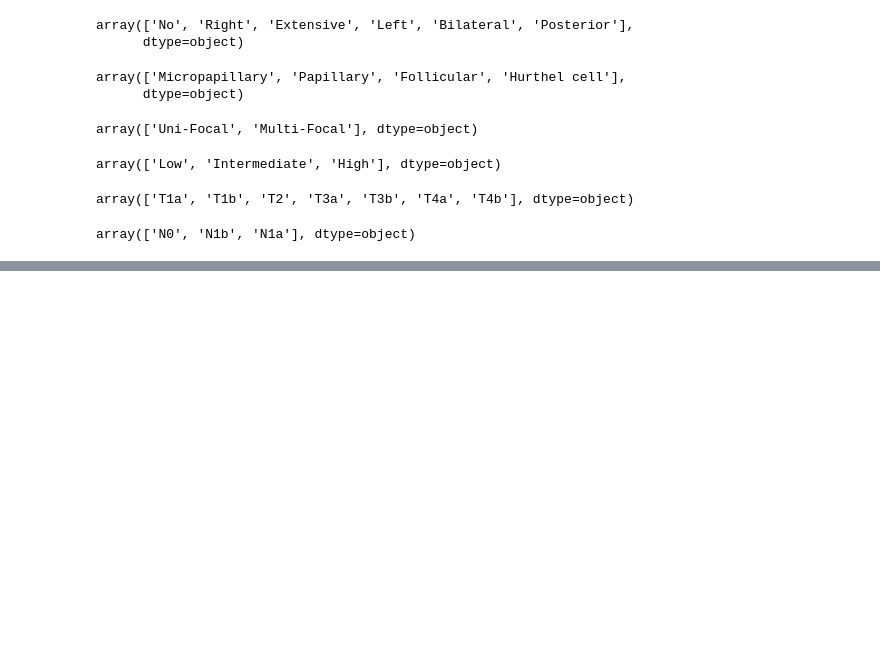
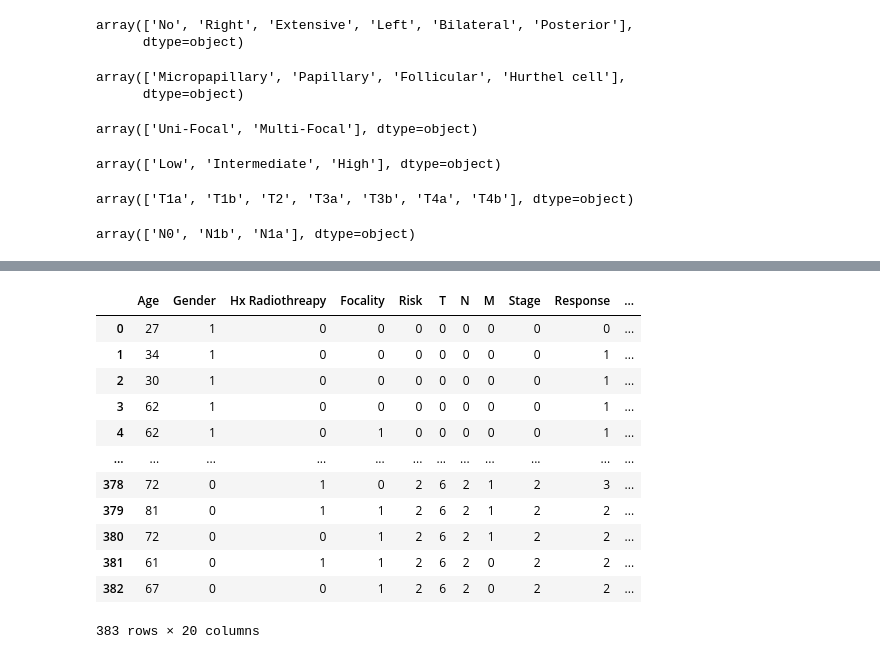
Before and after one commit to SyllaNzali/ML, a Jupyter notebook: explore.ipynb, the cells around one changed output, grey strips where cells are left out. Cells and saved outputs as stored; diff of their text form; code cells hidden in the pictures; blank space fills up the shorter version.

```diff
--- a/explore.ipynb
+++ b/explore.ipynb
@@ -146,0 +218,16 @@ array(['N0', 'N1b', 'N1a'], dtype=object)
+# %%
+df
+# %% [output]
+|  | Age | Gender | Hx Radiothreapy | Focality | Risk | T | N | M | Stage | Response | ... |
+| 0 | 27 | 1 | 0 | 0 | 0 | 0 | 0 | 0 | 0 | 0 | ... |
+| 1 | 34 | 1 | 0 | 0 | 0 | 0 | 0 | 0 | 0 | 1 | ... |
+| 2 | 30 | 1 | 0 | 0 | 0 | 0 | 0 | 0 | 0 | 1 | ... |
+| 3 | 62 | 1 | 0 | 0 | 0 | 0 | 0 | 0 | 0 | 1 | ... |
+| 4 | 62 | 1 | 0 | 1 | 0 | 0 | 0 | 0 | 0 | 1 | ... |
+| ... | ... | ... | ... | ... | ... | ... | ... | ... | ... | ... | ... |
+| 378 | 72 | 0 | 1 | 0 | 2 | 6 | 2 | 1 | 2 | 3 | ... |
+| 379 | 81 | 0 | 1 | 1 | 2 | 6 | 2 | 1 | 2 | 2 | ... |
+| 380 | 72 | 0 | 0 | 1 | 2 | 6 | 2 | 1 | 2 | 2 | ... |
+| 381 | 61 | 0 | 1 | 1 | 2 | 6 | 2 | 0 | 2 | 2 | ... |
+| 382 | 67 | 0 | 0 | 1 | 2 | 6 | 2 | 0 | 2 | 2 | ... |
+383 rows × 20 columns
```
Also changed, not shown: parts of 19 cells of this notebook.
